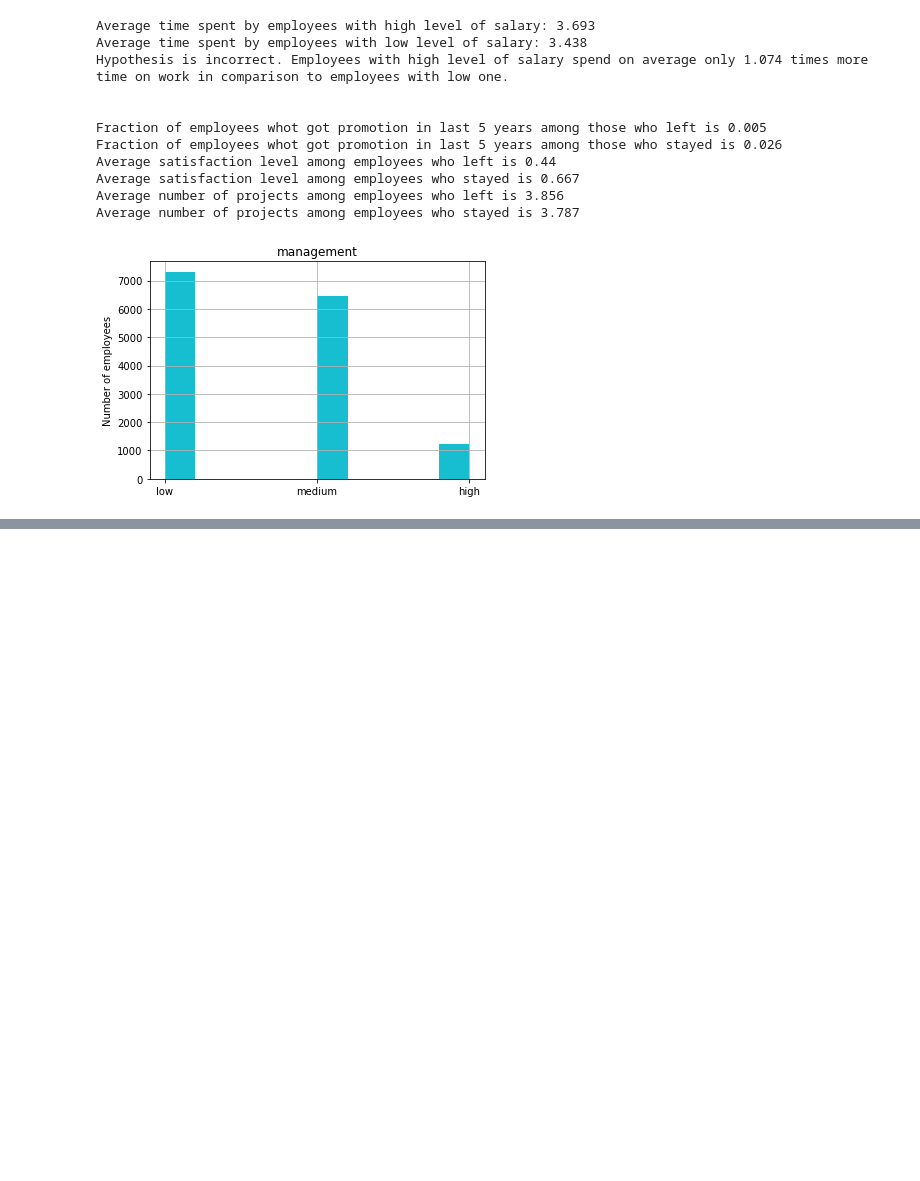
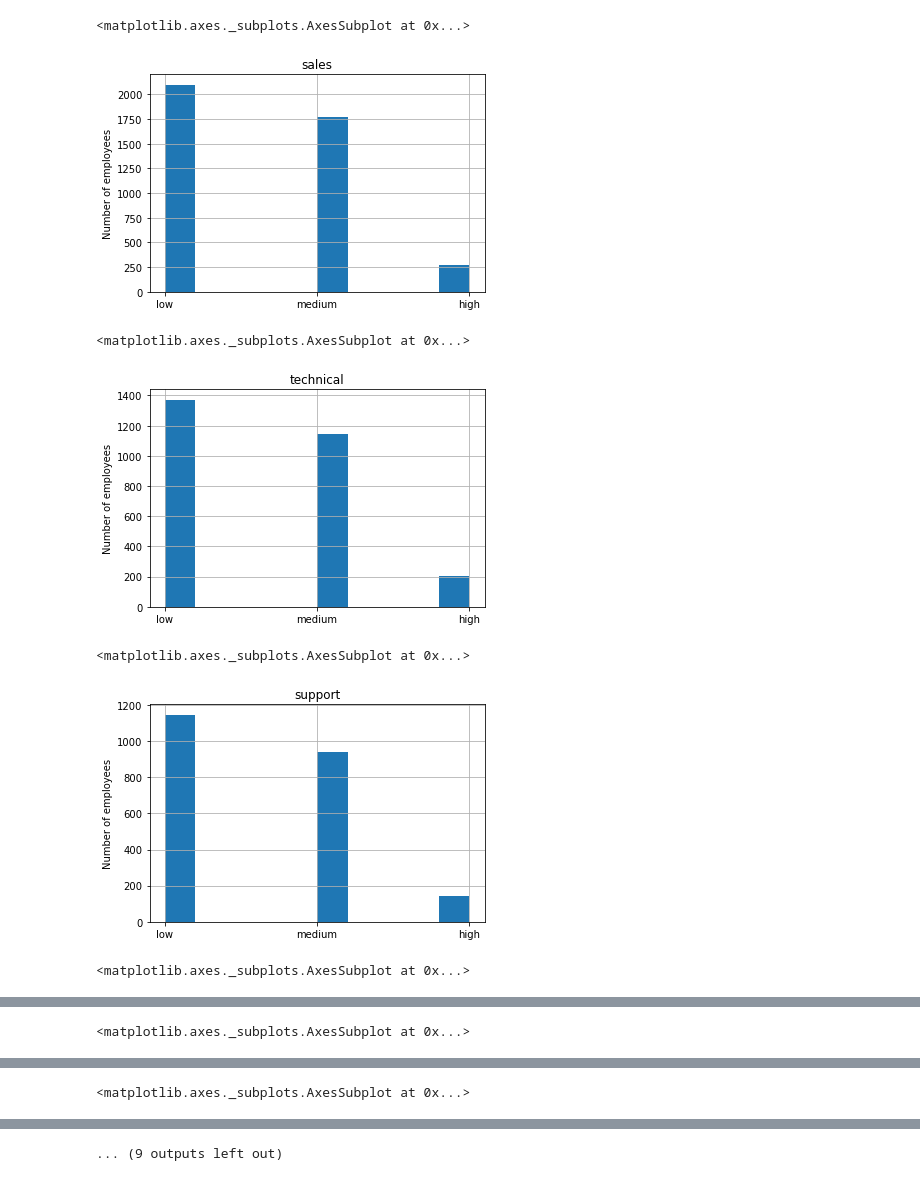
Before and after one commit to kimokpython/test, a Jupyter notebook: Diplom/Graduate_work_2.ipynb, the cells around one changed output, grey strips where cells are left out. Drawn from its saved outputs; the diff is of its cells as text; code cells hidden in the pictures; blank space fills up the shorter version.

```diff
--- a/Diplom/Graduate_work_2.ipynb
+++ b/Diplom/Graduate_work_2.ipynb
@@ -7,45 +7,40 @@ import matplotlib.pyplot as plt
 import seaborn as sns
 
 HR = pd.read_csv('HR.csv')
 
 """6"""
 dep_list = list(HR['department'].value_counts().index)
-for dep in dep_list:
-    HR['department'].filter([dep])
-    HR.salary.hist()
+for dep in dep_list: #Не получилось отобразить все 10 распределений сразу.
+    display(HR.loc[HR['department']==dep]['salary'].hist())
     plt.gca().set(title=dep, ylabel='Number of employees')
+    plt.show()
 
 """7"""
 hours_high = np.mean(HR['time_spend_company'].loc[HR['salary']=='high'])
 hours_low = np.mean(HR['time_spend_company'].loc[HR['salary']=='low'])
 print('Average time spent by employees with high level of salary:', float("{0:.3f}".format(hours_high)))
 print('Average time spent by employees with low level of salary:', float("{0:.3f}".format(hours_low)))
 print('Hypothesis is incorrect. Employees with high level of salary spend on average only {0:.3f} times more time on work in comparison to employees with low one.'.format(hours_high / hours_low))
 print('\n')
 
 """8"""
 HR_left = HR.loc[HR['left']==1]
 HR_stayed = HR.loc[HR['left']==0]
 HR_left_promotion = HR_left.loc[HR_left['promotion_last_5years']==1]
 HR_stayed_promotion = HR_stayed.loc[HR_stayed['promotion_last_5years']==1]
 
 print('Fraction of employees whot got promotion in last 5 years among those who left is', float('{0:.3f}'.format(len(HR_left_promotion) / len(HR_left))))
 print('Fraction of employees whot got promotion in last 5 years among those who stayed is', float('{0:.3f}'.format(len(HR_stayed_promotion) / len(HR_stayed))))
 print('Average satisfaction level among employees who left is', float('{0:.3f}'.format(np.mean(HR_left['satisfaction_level']))))
 print('Average satisfaction level among employees who stayed is', float('{0:.3f}'.format(np.mean(HR_stayed['satisfaction_level']))))
 print('Average number of projects among employees who left is', float('{0:.3f}'.format(np.mean(HR_left['number_project']))))
 print('Average number of projects among employees who stayed is', float('{0:.3f}'.format(np.mean(HR_stayed['number_project']))))
 print('\n')
 # %% [output]
-Average time spent by employees with high level of salary: 3.693
-Average time spent by employees with low level of salary: 3.438
-Hypothesis is incorrect. Employees with high level of salary spend on average only 1.074 times more time on work in comparison to employees with low one.
-
-
-Fraction of employees whot got promotion in last 5 years among those who left is 0.005
-Fraction of employees whot got promotion in last 5 years among those who stayed is 0.026
-Average satisfaction level among employees who left is 0.44
-Average satisfaction level among employees who stayed is 0.667
-Average number of projects among employees who left is 3.856
-Average number of projects among employees who stayed is 3.787
+<matplotlib.axes._subplots.AxesSubplot at 0x...>
-[figure, old version]
+[figure, new version]
+<matplotlib.axes._subplots.AxesSubplot at 0x...>
+[figure, added]
+<matplotlib.axes._subplots.AxesSubplot at 0x...>
+[figure, added]
+<matplotlib.axes._subplots.AxesSubplot at 0x...>
@@ -51,0 +48 @@ Average number of projects among employees who stayed is 3.787
+<matplotlib.axes._subplots.AxesSubplot at 0x...>
@@ -51,0 +50 @@ Average number of projects among employees who stayed is 3.787
+<matplotlib.axes._subplots.AxesSubplot at 0x...>
@@ -51,0 +52 @@ Average number of projects among employees who stayed is 3.787
+... (9 outputs left out)
```
Also changed, not shown: parts of 1 cell of this notebook, 1 other file.
